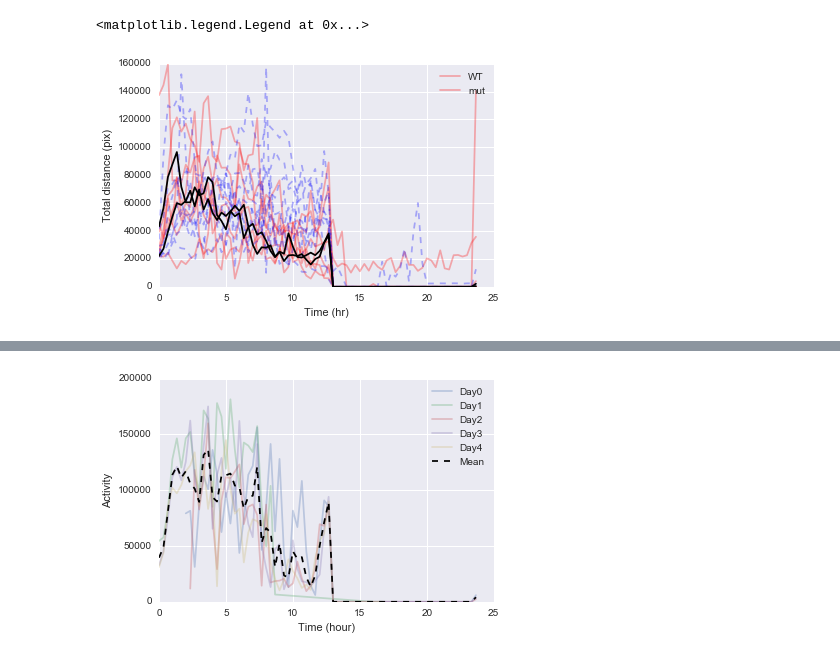
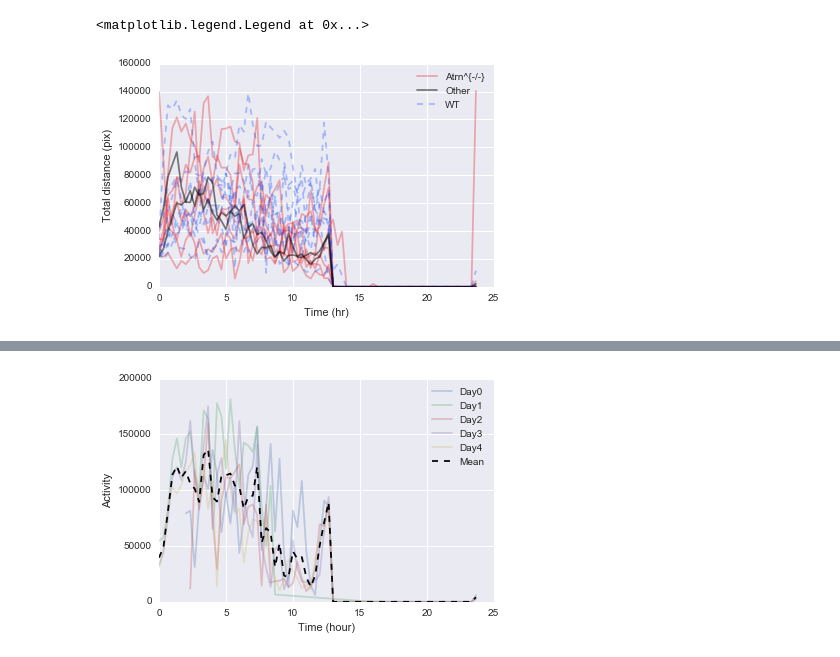
Before and after one commit to lmn93beo/Finch_Movement, a Jupyter notebook: Finch_Movement_Batch_Analysis.ipynb, the cells around one changed output, grey strips where cells are left out. Saved outputs shown, nothing was run; the diff lists cells and outputs as text; code cells hidden in the pictures.

```diff
--- a/Finch_Movement_Batch_Analysis.ipynb
+++ b/Finch_Movement_Batch_Analysis.ipynb
@@ -53,22 +74,31 @@ plt.plot(master.Period, master.Activity, '.', alpha=0.1)
 mean_fr = master.groupby(['Animal','Period']).mean()['Activity']
 mean_fr = mean_fr.reset_index()
 # %%
+# Define a color palette to use for plots
+col_lst = {'WT': sns.color_palette('bright')[0],
+          'mut': sns.color_palette('bright')[2],
+          'Other': (0, 0, 0)}
+
 # Plot
 for animal in mean_fr.Animal.unique():
     animal_fr = mean_fr[mean_fr.Animal == animal]
     if '2CW' in animal: # mutant
-        plt.plot(animal_fr.Period, animal_fr.Activity, alpha=0.3, color='red')
+        atrn_line = plt.plot(animal_fr.Period, animal_fr.Activity,
+                             alpha=0.3, color=col_lst['mut'])
     elif 'Z1' in animal: # other
-        plt.plot(animal_fr.Period, animal_fr.Activity, alpha=1, color='black')
+        other_line = plt.plot(animal_fr.Period, animal_fr.Activity,
+                           alpha=0.5, color=col_lst['Other'])
     else:
-        plt.plot(animal_fr.Period, animal_fr.Activity, '--', alpha=0.3, color='blue')
+        wt_line = plt.plot(animal_fr.Period, animal_fr.Activity, '--',
+                              alpha=0.3, color=col_lst['WT'])
 
 plt.xlabel('Time (hr)')
 plt.ylabel('Total distance (pix)')
-plt.legend(('WT', 'mut'))
+plt.legend()
+plt.legend((atrn_line[0], other_line[0], wt_line[0]), ('Atrn^{-/-}','Other','WT'))
 # %% [output]
 <matplotlib.legend.Legend at 0x...>
-[figure, old version]
+[figure, new version]
 # %%
 # Get 'average line' for wt, mutant, other
 mean_fr['Genotype'] = mean_fr.Animal.apply(get_genotype)
```
Also changed, not shown: parts of 14 cells of this notebook.
